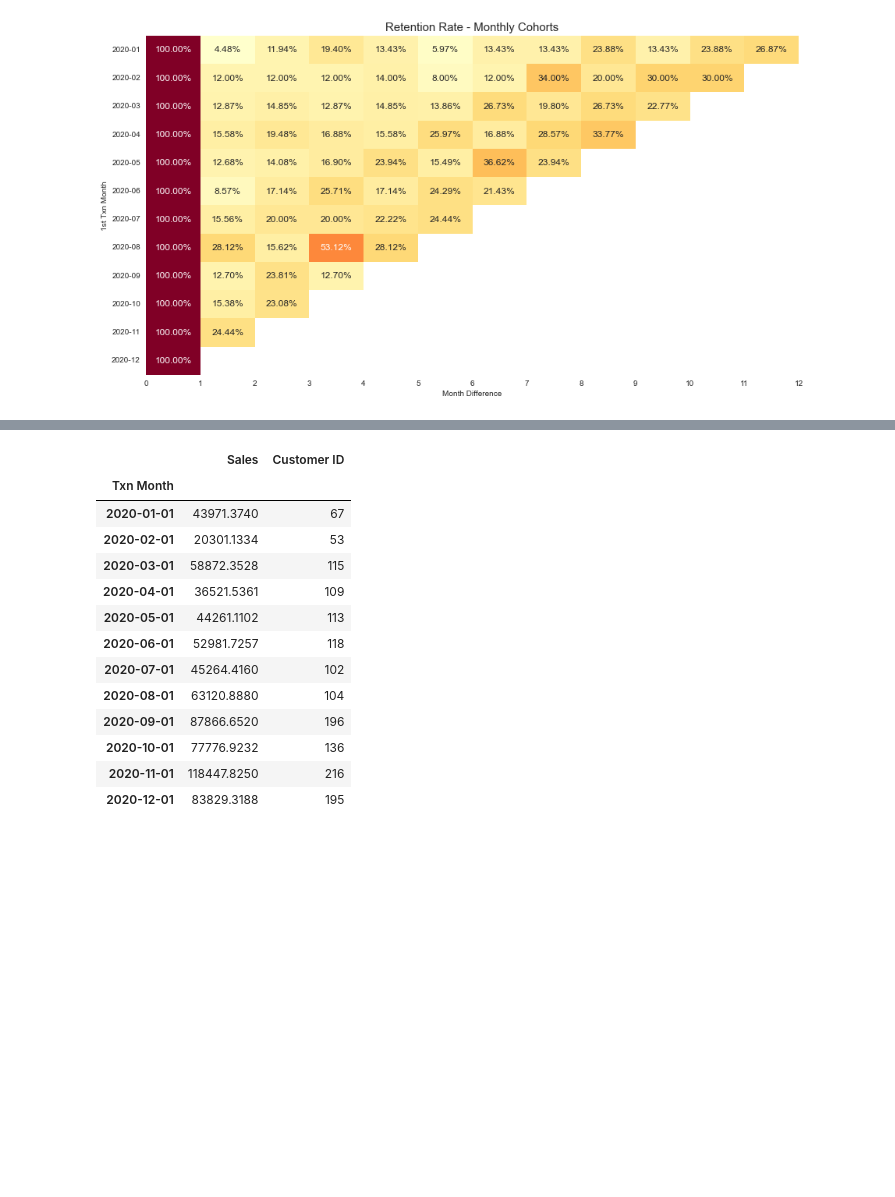
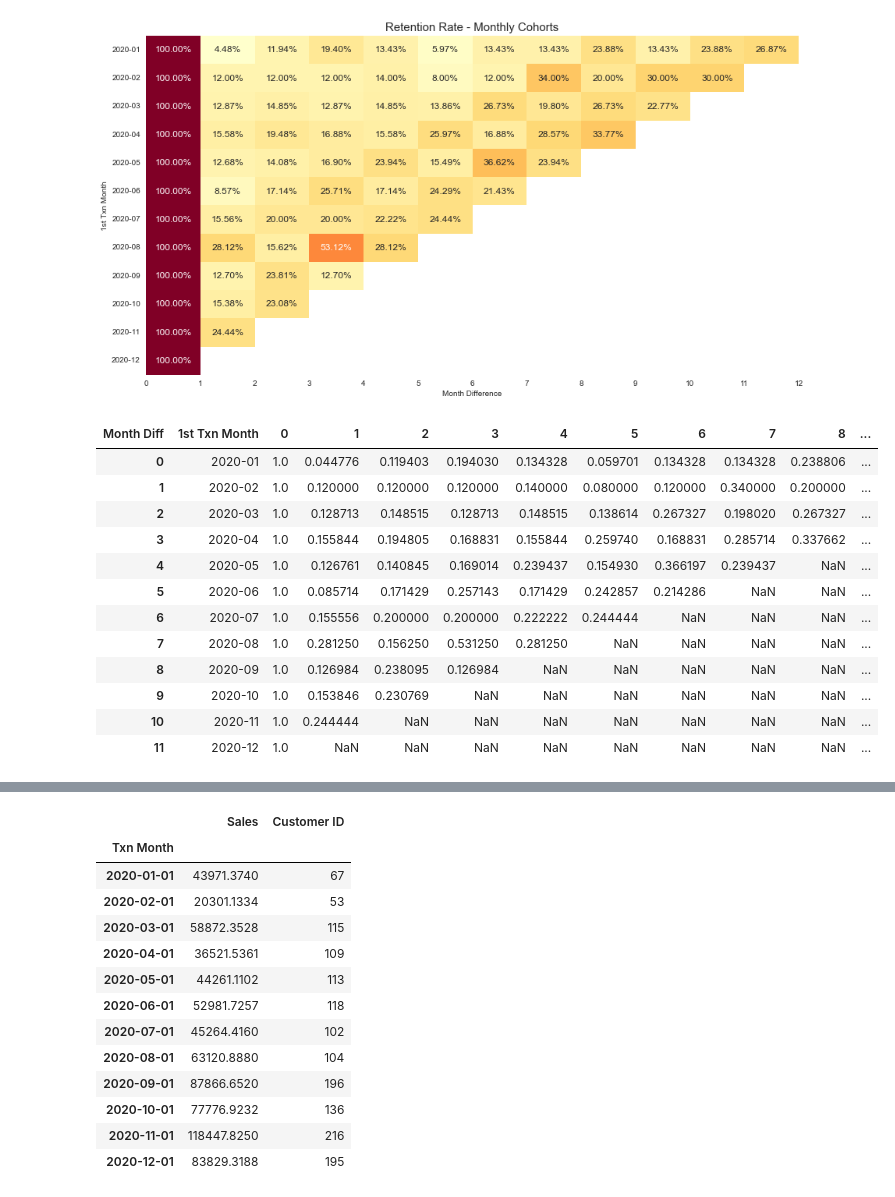
Before and after one commit to adunoluwa1/US-eCommerce-Data-Analysis, a Jupyter notebook: US_eCommerce_Analysis.ipynb, the cells around one changed output, grey strips where cells are left out. Saved outputs shown, nothing was run; the diff lists cells and outputs as text; code cells hidden in the pictures; blank space fills up the shorter version.

```diff
--- a/US_eCommerce_Analysis.ipynb
+++ b/US_eCommerce_Analysis.ipynb
@@ -187,3 +189,20 @@ plt.xlabel("Month Difference")
 plt.show()
 # %% [output]
 [figure]
+# %%
+tx_Cohorts = retention['Retention Rate'].reset_index()
+tx_Cohorts
+# %% [output]
+| Month Diff | 1st Txn Month | 0 | 1 | 2 | 3 | 4 | 5 | 6 | 7 | 8 | ... |
+| 0 | 2020-01 | 1.0 | 0.044776 | 0.119403 | 0.194030 | 0.134328 | 0.059701 | 0.134328 | 0.134328 | 0.238806 | ... |
+| 1 | 2020-02 | 1.0 | 0.120000 | 0.120000 | 0.120000 | 0.140000 | 0.080000 | 0.120000 | 0.340000 | 0.200000 | ... |
+| 2 | 2020-03 | 1.0 | 0.128713 | 0.148515 | 0.128713 | 0.148515 | 0.138614 | 0.267327 | 0.198020 | 0.267327 | ... |
+| 3 | 2020-04 | 1.0 | 0.155844 | 0.194805 | 0.168831 | 0.155844 | 0.259740 | 0.168831 | 0.285714 | 0.337662 | ... |
+| 4 | 2020-05 | 1.0 | 0.126761 | 0.140845 | 0.169014 | 0.239437 | 0.154930 | 0.366197 | 0.239437 | NaN | ... |
+| 5 | 2020-06 | 1.0 | 0.085714 | 0.171429 | 0.257143 | 0.171429 | 0.242857 | 0.214286 | NaN | NaN | ... |
+| 6 | 2020-07 | 1.0 | 0.155556 | 0.200000 | 0.200000 | 0.222222 | 0.244444 | NaN | NaN | NaN | ... |
+| 7 | 2020-08 | 1.0 | 0.281250 | 0.156250 | 0.531250 | 0.281250 | NaN | NaN | NaN | NaN | ... |
+| 8 | 2020-09 | 1.0 | 0.126984 | 0.238095 | 0.126984 | NaN | NaN | NaN | NaN | NaN | ... |
+| 9 | 2020-10 | 1.0 | 0.153846 | 0.230769 | NaN | NaN | NaN | NaN | NaN | NaN | ... |
+| 10 | 2020-11 | 1.0 | 0.244444 | NaN | NaN | NaN | NaN | NaN | NaN | NaN | ... |
+| 11 | 2020-12 | 1.0 | NaN | NaN | NaN | NaN | NaN | NaN | NaN | NaN | ... |
```
Also changed, not shown: parts of 9 cells of this notebook, 1 other file.
